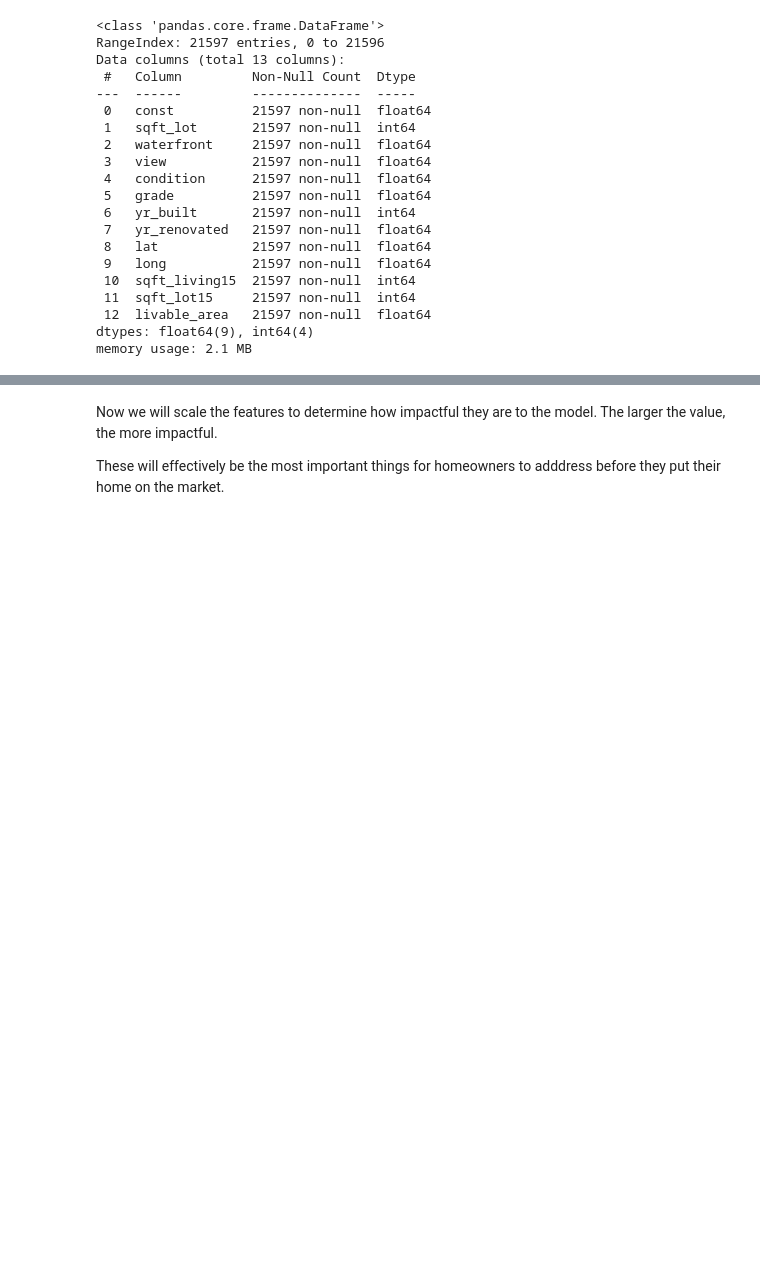
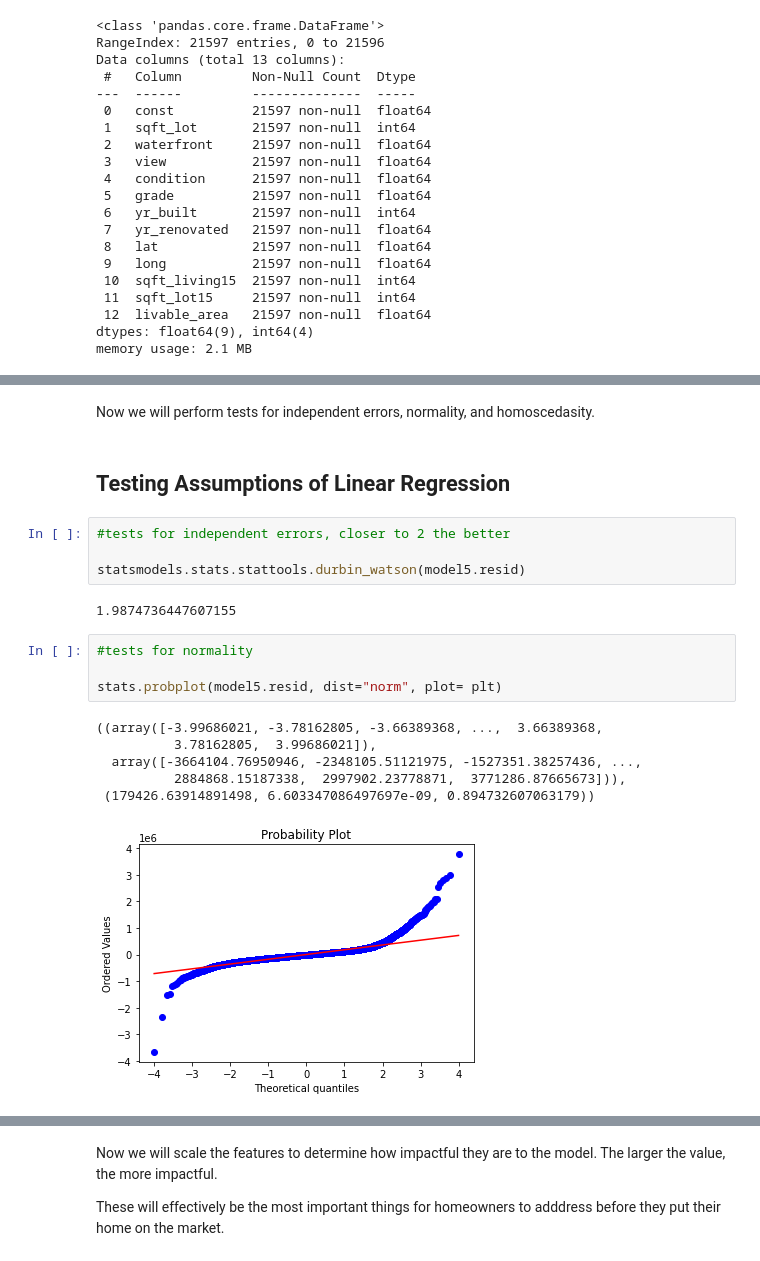
Before and after one commit to acollins28/dsc-phase-2-project-v2-3, a Jupyter notebook: Notebook.ipynb, the cells around one changed output, grey strips where cells are left out. Cells and saved outputs as stored; diff of their text form; blank space fills up the shorter version.

Commit message:
updated tests for linear assumptions

```diff
--- a/Notebook.ipynb
+++ b/Notebook.ipynb
@@ -682,3 +699,24 @@ Notes:
 [1] Standard Errors assume that the covariance matrix of the errors is correctly specified.
 [2] The condition number is large, 5.79e+07. This might indicate that there are
 strong multicollinearity or other numerical problems.
+# %% [markdown]
+Now we will perform tests for independent errors, normality, and homoscedasity.
+# %% [markdown]
+## Testing Assumptions of Linear Regression
+# %%
+#tests for independent errors, closer to 2 the better
+
+statsmodels.stats.stattools.durbin_watson(model5.resid)
+# %% [output]
+1.9874736447607155
+# %%
+#tests for normality
+
+stats.probplot(model5.resid, dist="norm", plot= plt)
+# %% [output]
+((array([-3.99686021, -3.78162805, -3.66389368, ...,  3.66389368,
+          3.78162805,  3.99686021]),
+  array([-3664104.76950946, -2348105.51121975, -1527351.38257436, ...,
+          2884868.15187338,  2997902.23778871,  3771286.87665673])),
+ (179426.63914891498, 6.603347086497697e-09, 0.894732607063179))
+[figure, added]
```
Also changed, not shown: parts of 20 cells of this notebook.
